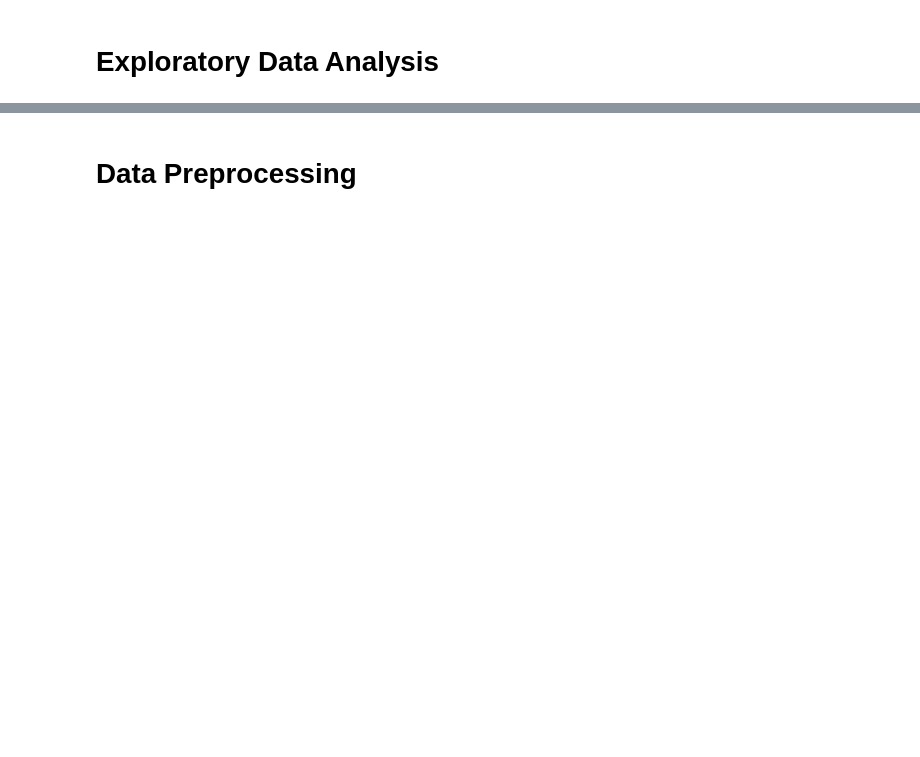
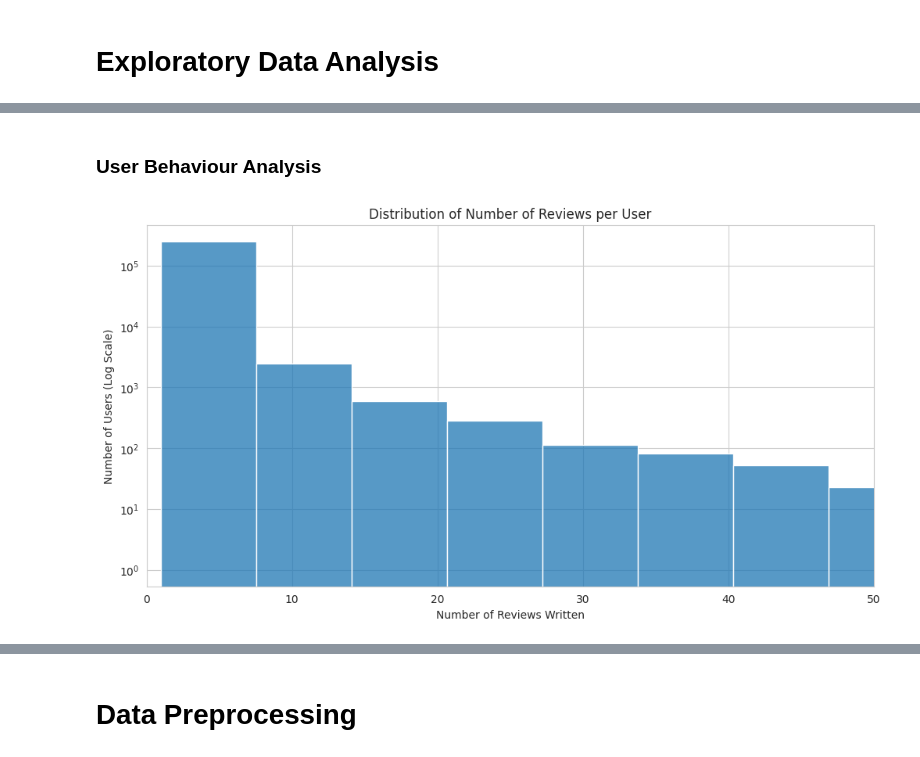
Before and after one commit to AdityaT-psyduck/Review-Sentiment-Analysis, a Jupyter notebook: sentiment-analysis-pro.ipynb, the cells around one changed output, grey strips where cells are left out. Drawn from its saved outputs; the diff is of its cells as text; code cells hidden in the pictures; blank space fills up the shorter version.

```diff
--- a/sentiment-analysis-pro.ipynb
+++ b/sentiment-analysis-pro.ipynb
@@ -100,0 +149,15 @@ plt.show()
+# %% [markdown]
+### User Behaviour Analysis
+# %%
+# Group by UserId and count the number of reviews each user has written
+reviews_per_user = df.groupby('UserId')['Id'].count()
+
+plt.figure(figsize=(12, 6))
+sns.histplot(reviews_per_user, bins=50, log_scale=(False, True))
+plt.title('Distribution of Number of Reviews per User')
+plt.xlabel('Number of Reviews Written')
+plt.ylabel('Number of Users (Log Scale)')
+plt.xlim(0, 50) # Zoom in on users with fewer than 50 reviews for clarity
+plt.show()
+# %% [output]
+[figure, added]
```
Also changed, not shown: parts of 83 cells of this notebook.
